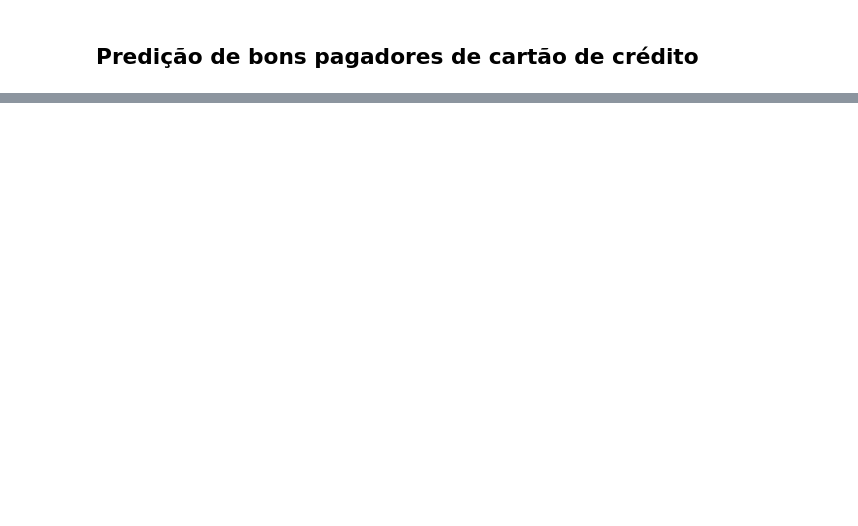
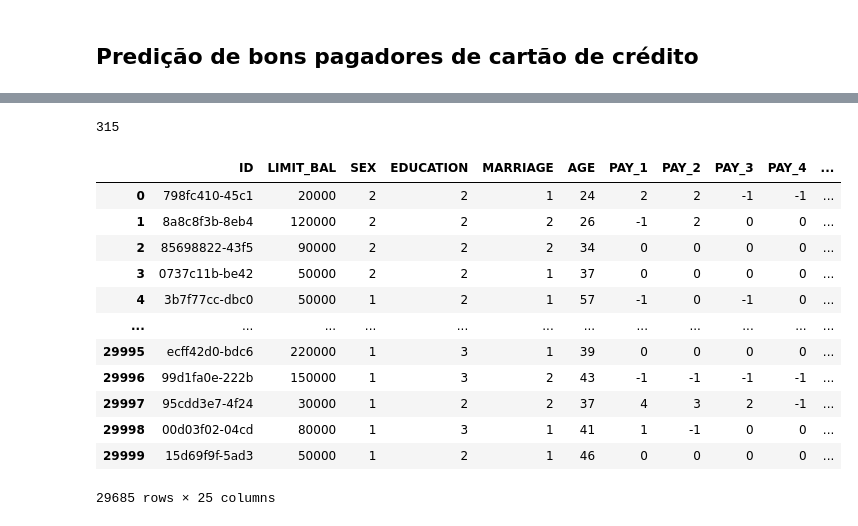
Before and after one commit to asMoises/proj_inadinplencia, a Jupyter notebook: notebooks/analise-inadimp.ipynb, the cells around one changed output, grey strips where cells are left out. Saved outputs shown, nothing was run; the diff lists cells and outputs as text; code cells hidden in the pictures; blank space fills up the shorter version.

```diff
--- a/notebooks/analise-inadimp.ipynb
+++ b/notebooks/analise-inadimp.ipynb
@@ -235,0 +173,14 @@ df_clean_1[:5]
+# %%
+# Criar uma série boleana com base no df_zero_mask. O df_zero_mask é um df que possui
+# apenas valores true para nao zeros, e false para zeros. Logo vou verificar se uma linha
+# possui tudo como zero para marcá-la como true.
+
+feature_zero_mask = df_zero_mask.iloc[
+  :, # todas as linhas
+  1: # quase todas as colunas, começo em 1 pq o ID não será zerado
+    ].all(axis=1) # este trecho diz que se todas os valores da linha axis=1
+                  # forem true, eu marco a linha como true.
+
+#Todas essas linhas possuem todos os dados zerados, exceto ID, logo ele localiza IDs
+# cujoas linhas estão zeradas.
+feature_zero_mask
@@ -235,0 +200,28 @@ df_clean_1[:5]
+# %%
+# Somando linhas zeradas
+feature_zero_mask.sum()
+# %% [output]
+315
+# %%
+# Eliminar linhas zerada
+#df.loc[feature_zero_mask,:] #Esse comando localiza todas as linhas de df_zero_mask
+                             # que estão zeradas
+
+# Logo o sinal de ~inverte a seleção e será possível localizar todas as linhas
+# de feature_zero_mask que não estão zeradas, ou seja, somente as que não estão repetidas
+
+df.loc[~feature_zero_mask,:]
+# %% [output]
+|  | ID | LIMIT_BAL | SEX | EDUCATION | MARRIAGE | AGE | PAY_1 | PAY_2 | PAY_3 | PAY_4 | ... |
+| 0 | 798fc410-45c1 | 20000 | 2 | 2 | 1 | 24 | 2 | 2 | -1 | -1 | ... |
+| 1 | 8a8c8f3b-8eb4 | 120000 | 2 | 2 | 2 | 26 | -1 | 2 | 0 | 0 | ... |
+| 2 | 85698822-43f5 | 90000 | 2 | 2 | 2 | 34 | 0 | 0 | 0 | 0 | ... |
+| 3 | 0737c11b-be42 | 50000 | 2 | 2 | 1 | 37 | 0 | 0 | 0 | 0 | ... |
+| 4 | 3b7f77cc-dbc0 | 50000 | 1 | 2 | 1 | 57 | -1 | 0 | -1 | 0 | ... |
+| ... | ... | ... | ... | ... | ... | ... | ... | ... | ... | ... | ... |
+| 29995 | ecff42d0-bdc6 | 220000 | 1 | 3 | 1 | 39 | 0 | 0 | 0 | 0 | ... |
+| 29996 | 99d1fa0e-222b | 150000 | 1 | 3 | 2 | 43 | -1 | -1 | -1 | -1 | ... |
+| 29997 | 95cdd3e7-4f24 | 30000 | 1 | 2 | 2 | 37 | 4 | 3 | 2 | -1 | ... |
+| 29998 | 00d03f02-04cd | 80000 | 1 | 3 | 1 | 41 | 1 | -1 | 0 | 0 | ... |
+| 29999 | 15d69f9f-5ad3 | 50000 | 1 | 2 | 1 | 46 | 0 | 0 | 0 | 0 | ... |
+29685 rows × 25 columns
```
Also changed, not shown: parts of 46 cells of this notebook.
